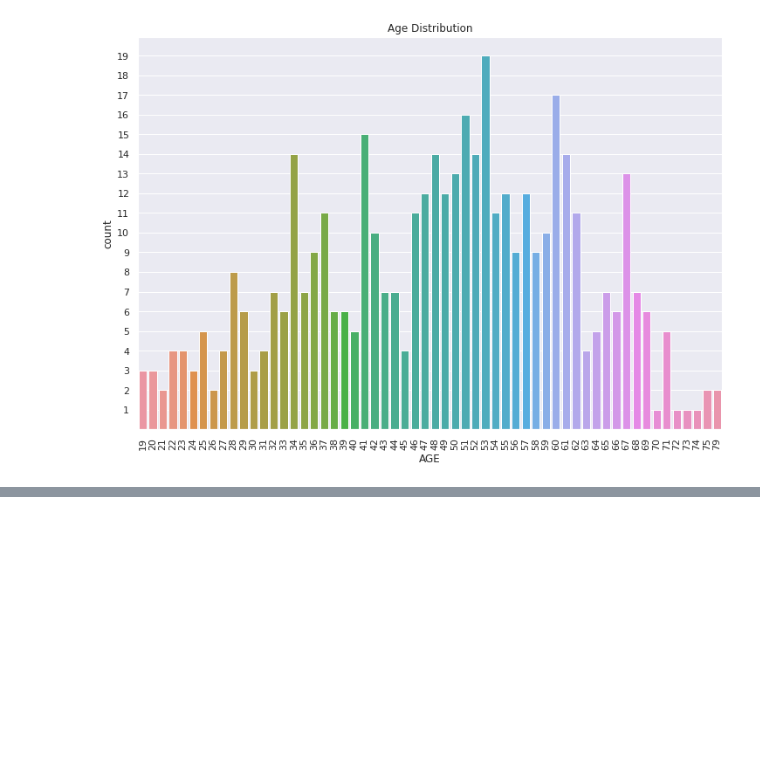
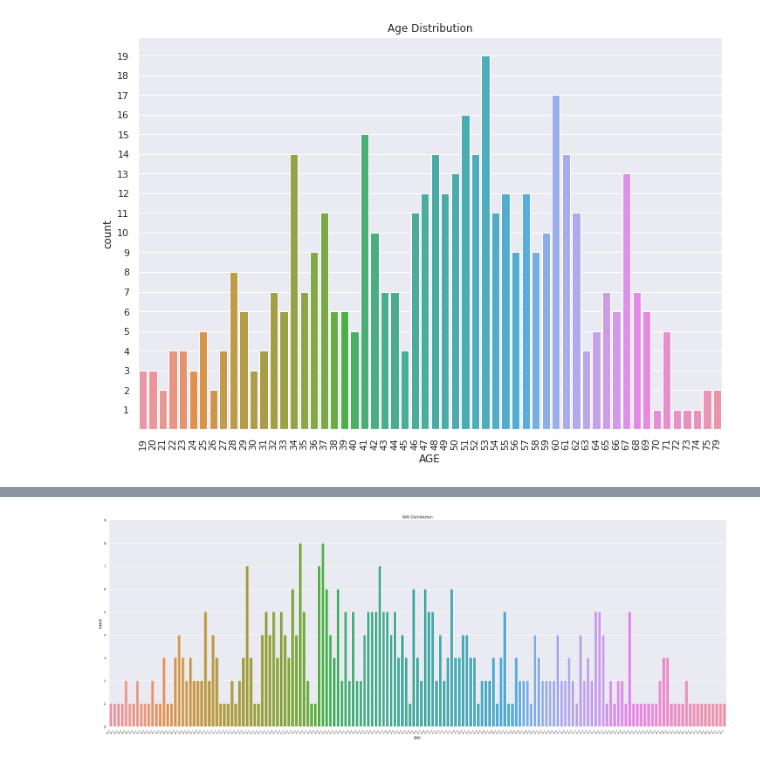
Before and after one commit to Bryan-Suelo/machine_learning, a Jupyter notebook: Diabetes_study/Diabetes.ipynb, the cells around one changed output, grey strips where cells are left out. Drawn from its saved outputs; the diff is of its cells as text; code cells hidden in the pictures; blank space fills up the shorter version.

```diff
--- a/Diabetes_study/Diabetes.ipynb
+++ b/Diabetes_study/Diabetes.ipynb
@@ -163,0 +175,10 @@ plt.show()
+# %%
+sns.countplot(x='BMI', data=df)
+sns.set(rc={'figure.figsize':(35,12)})
+plt.rcParams.update({'font.size': 5})
+plt.xticks(rotation=45, horizontalalignment='right', fontweight='light', fontsize='x-large')
+plt.yticks(np.arange(0,10, step=1))
+plt.title("BMI Distribution")
+plt.show()
+# %% [output]
+[figure, added]
```
Also changed, not shown: parts of 13 cells of this notebook.
